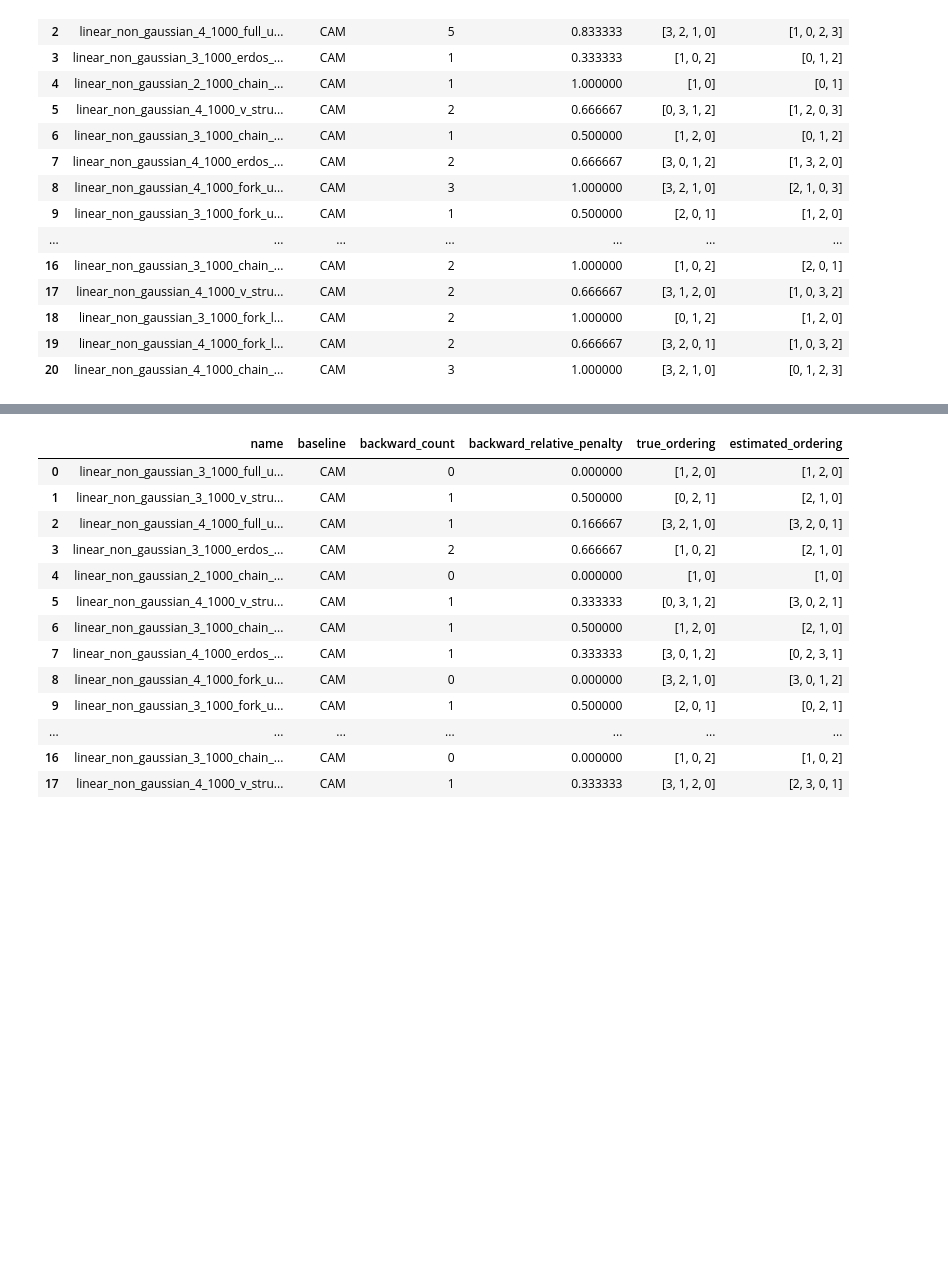
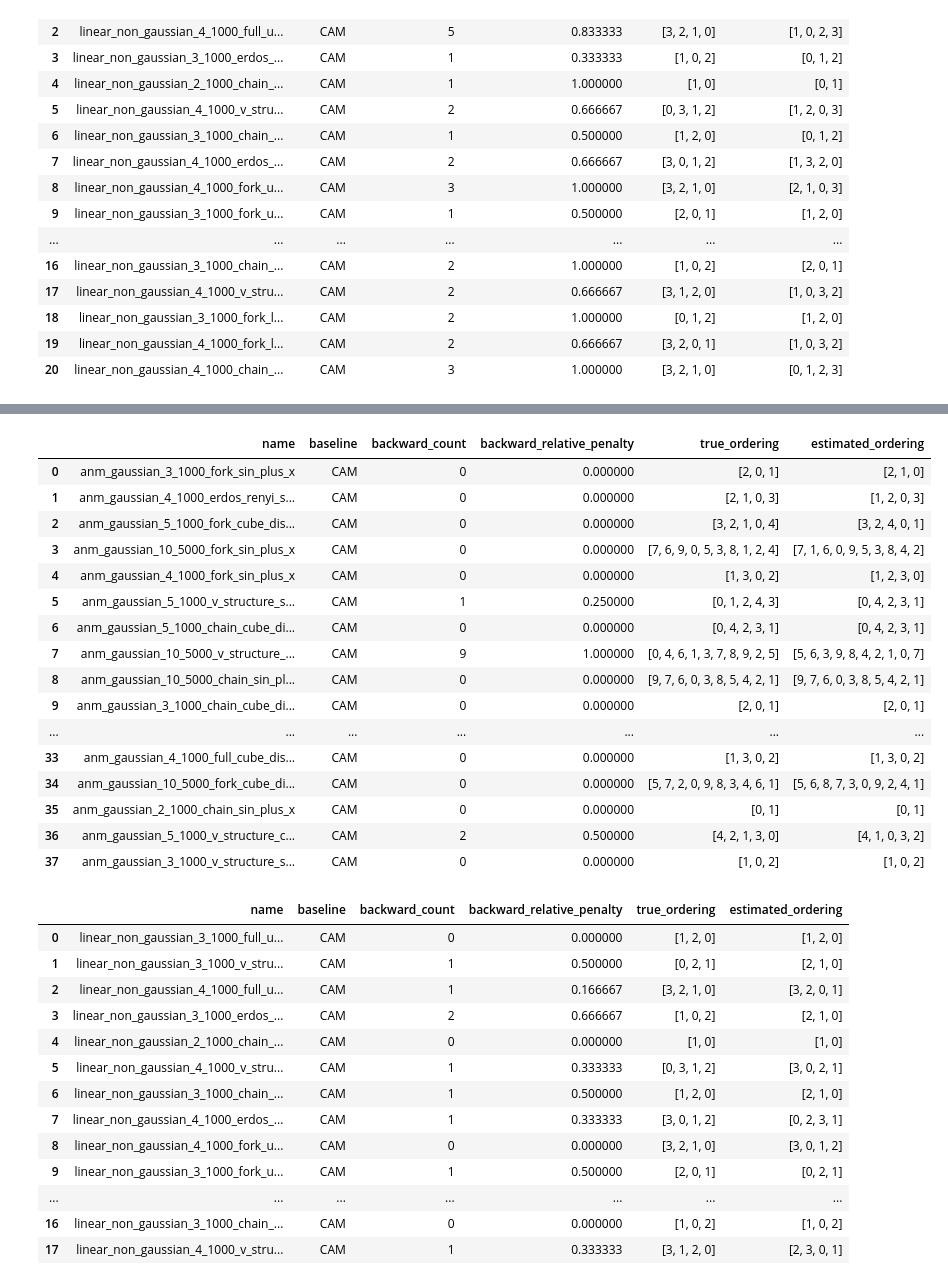
Before and after one commit to vahidzee/ocdaf, a Jupyter notebook: baselines/test_run.ipynb, the cells around one changed output, grey strips where cells are left out. Saved outputs shown, nothing was run; the diff lists cells and outputs as text; code cells hidden in the pictures; blank space fills up the shorter version.

```diff
--- a/baselines/test_run.ipynb
+++ b/baselines/test_run.ipynb
@@ -47,3 +67,23 @@ evaluate_model(list(Path("../experiments/data/test/").glob("*.yaml")), CAM)
+# %%
+evaluate_model(list(Path("../experiments/data/additive/").glob("*.yaml")), CAM) # actual results
+# %% [output]
+|  | name | baseline | backward_count | backward_relative_penalty | true_ordering | estimated_ordering |
+| 0 | anm_gaussian_3_1000_fork_sin_plus_x | CAM | 0 | 0.000000 | [2, 0, 1] | [2, 1, 0] |
+| 1 | anm_gaussian_4_1000_erdos_renyi_s... | CAM | 0 | 0.000000 | [2, 1, 0, 3] | [1, 2, 0, 3] |
+| 2 | anm_gaussian_5_1000_fork_cube_dis... | CAM | 0 | 0.000000 | [3, 2, 1, 0, 4] | [3, 2, 4, 0, 1] |
+| 3 | anm_gaussian_10_5000_fork_sin_plus_x | CAM | 0 | 0.000000 | [7, 6, 9, 0, 5, 3, 8, 1, 2, 4] | [7, 1, 6, 0, 9, 5, 3, 8, 4, 2] |
+| 4 | anm_gaussian_4_1000_fork_sin_plus_x | CAM | 0 | 0.000000 | [1, 3, 0, 2] | [1, 2, 3, 0] |
+| 5 | anm_gaussian_5_1000_v_structure_s... | CAM | 1 | 0.250000 | [0, 1, 2, 4, 3] | [0, 4, 2, 3, 1] |
+| 6 | anm_gaussian_5_1000_chain_cube_di... | CAM | 0 | 0.000000 | [0, 4, 2, 3, 1] | [0, 4, 2, 3, 1] |
+| 7 | anm_gaussian_10_5000_v_structure_... | CAM | 9 | 1.000000 | [0, 4, 6, 1, 3, 7, 8, 9, 2, 5] | [5, 6, 3, 9, 8, 4, 2, 1, 0, 7] |
+| 8 | anm_gaussian_10_5000_chain_sin_pl... | CAM | 0 | 0.000000 | [9, 7, 6, 0, 3, 8, 5, 4, 2, 1] | [9, 7, 6, 0, 3, 8, 5, 4, 2, 1] |
+| 9 | anm_gaussian_3_1000_chain_cube_di... | CAM | 0 | 0.000000 | [2, 0, 1] | [2, 0, 1] |
+| ... | ... | ... | ... | ... | ... | ... |
+| 33 | anm_gaussian_4_1000_full_cube_dis... | CAM | 0 | 0.000000 | [1, 3, 0, 2] | [1, 3, 0, 2] |
+| 34 | anm_gaussian_10_5000_fork_cube_di... | CAM | 0 | 0.000000 | [5, 7, 2, 0, 9, 8, 3, 4, 6, 1] | [5, 6, 8, 7, 3, 0, 9, 2, 4, 1] |
+| 35 | anm_gaussian_2_1000_chain_sin_plus_x | CAM | 0 | 0.000000 | [0, 1] | [0, 1] |
+| 36 | anm_gaussian_5_1000_v_structure_c... | CAM | 2 | 0.500000 | [4, 2, 1, 3, 0] | [4, 1, 0, 3, 2] |
+| 37 | anm_gaussian_3_1000_v_structure_s... | CAM | 0 | 0.000000 | [1, 0, 2] | [1, 0, 2] |
 # %%
 evaluate_model(list(Path("../experiments/data/test/").glob("*.yaml")), CAM)
 # %% [output]
```
Also changed, not shown: parts of 2 cells of this notebook, 1 other file.
